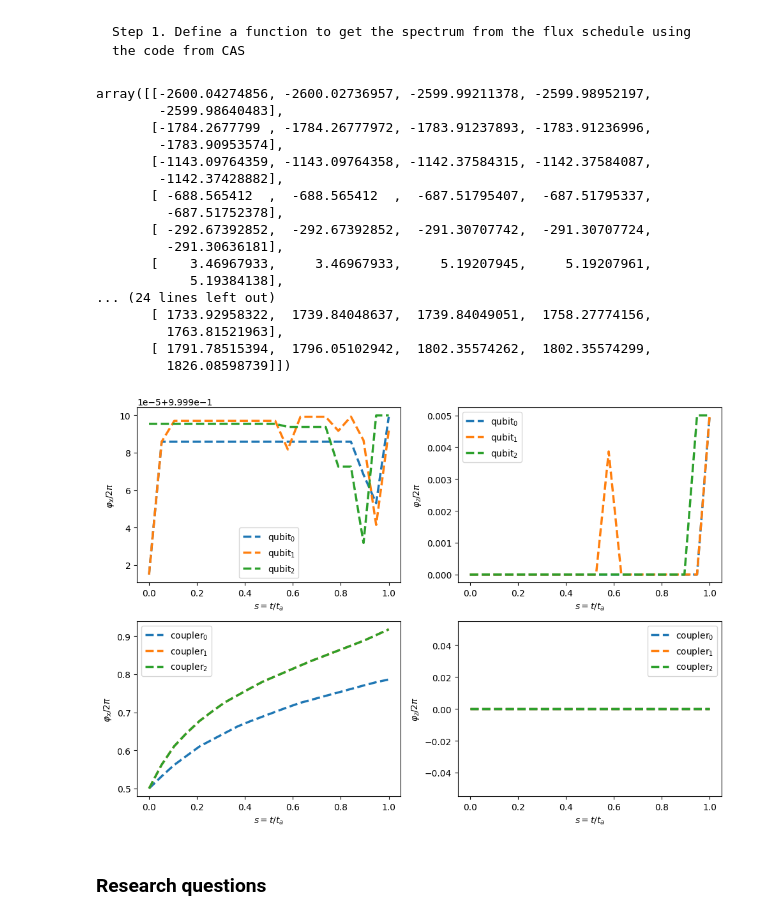
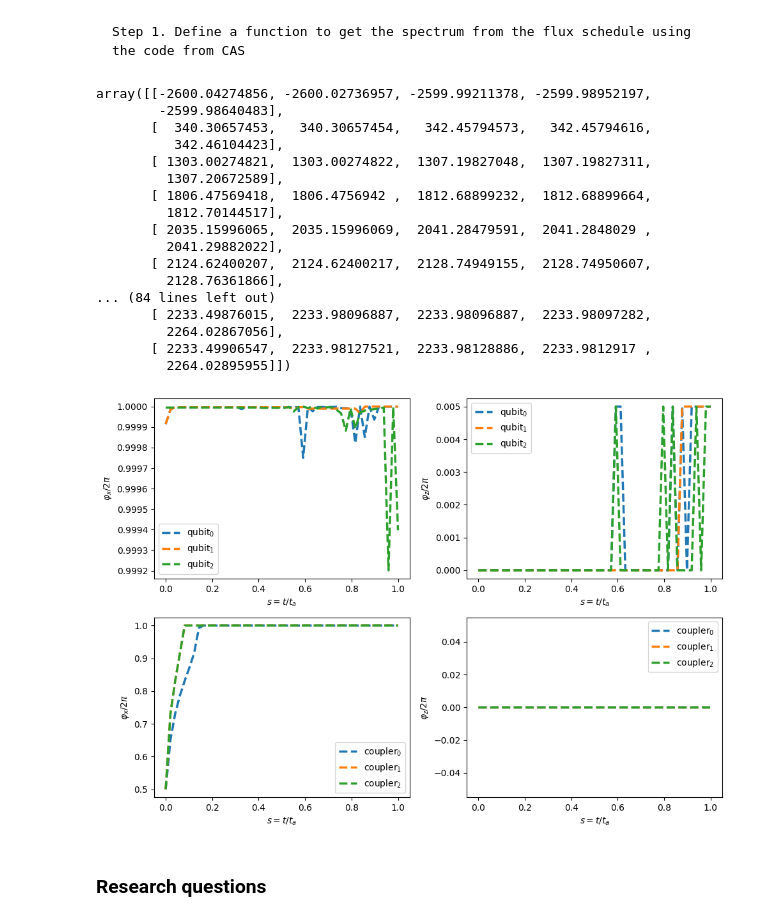
Before and after one commit to Piwakk/-F-PA-M-ETH-Hackathon, a Jupyter notebook: challenge_description/problem.ipynb, the cells around one changed output. Drawn from its saved outputs; the diff is of its cells as text; code cells hidden in the pictures.

```diff
--- a/challenge_description/problem.ipynb
+++ b/challenge_description/problem.ipynb
@@ -878,13 +878,24 @@ circuit = cas.AnnealingCircuit(circuit_elements, m_mat, trunc_vec)
 ### Design an annealing Ising schedule
 # %% [markdown]
     Step 1. Define the starting (initial) and objective hamiltonian coefficients
+# %%
+def z_i(i):
+    alpha = 4 * max(values) / (max_duration**2)
+    return sum(
+        0.5 * (3 * alpha * max_duration * duration[i] + values[i]) - alpha * duration[i] / 2 - duration[i] * duration[j]
+        for j in range(0, len(duration))
+    )
+
+
+def z_ij(i, j):
+    return duration[i] * duration[j]
 # %%
 # initialization hamiltonian
 h0 = {
     'i': 0.0,
-    'x_0': -1.0,
-    'x_1': -1.0,
-    'x_2': -1.0,
+    'x_0': 1.0,
+    'x_1': 1.0,
+    'x_2': 1.0,
     'z_0': 0.0,
     'z_1': 0.0,
     'z_2': 0.0,
@@ -895,16 +906,16 @@ h0 = {
 
 # objective hamiltonian
 hf = {
-    'i': 6.2,
+    'i': 0.0,
     'x_0': 0.0,
     'x_1': 0.0,
     'x_2': 0.0,
-    'z_0': 5.23,
-    'z_1': 3.23,
-    'z_2': 7.46,
-    'zz_0,1': 0.55,
-    'zz_1,2': 1.11,
-    'zz_0,2': 1.11,
+    'z_0': z_i(0),
+    'z_1': z_i(1),
+    'z_2': z_i(2),
+    'zz_0,1': z_ij(0, 1),
+    'zz_1,2': z_ij(1, 2),
+    'zz_0,2': z_ij(0, 2),
 }
 # %% [markdown]
     Step 2. Create a method to get a an arbitrary schedule for the circuit designed above
@@ -948,8 +959,8 @@ def exponential_schedule(lam):
     return _schedule
 
 
-ising_linear = get_schedule(h0, hf, points=20, schedule=linear_schedule())
-ising_exponential = get_schedule(h0, hf, points=20, schedule=exponential_schedule(lam=5))
+ising_linear = get_schedule(h0, hf, points=50, schedule=linear_schedule())
+ising_exponential = get_schedule(h0, hf, points=50, schedule=exponential_schedule(lam=5))
 # %%
 plt.plot(np.linspace(0, 1, 100), linear_schedule()(0, 100, 100), label="linear schedule")
 plt.plot(np.linspace(0, 1, 100), exponential_schedule(lam=5)(0, 100, 100), label="exponential schedule")
@@ -1054,58 +1071,58 @@ spectrum
 # %% [output]
 array([[-2600.04274856, -2600.02736957, -2599.99211378, -2599.98952197,
         -2599.98640483],
-       [-1784.2677799 , -1784.26777972, -1783.91237893, -1783.91236996,
-        -1783.90953574],
-       [-1143.09764359, -1143.09764358, -1142.37584315, -1142.37584087,
-        -1142.37428882],
-       [ -688.565412  ,  -688.565412  ,  -687.51795407,  -687.51795337,
-         -687.51752378],
-       [ -292.67392852,  -292.67392852,  -291.30707742,  -291.30707724,
-         -291.30636181],
-       [    3.46967933,     3.46967933,     5.19207945,     5.19207961,
-            5.19384138],
-... (24 lines left out)
-       [ 1733.92958322,  1739.84048637,  1739.84049051,  1758.27774156,
-         1763.81521963],
-       [ 1791.78515394,  1796.05102942,  1802.35574262,  1802.35574299,
-         1826.08598739]])
+       [  340.30657453,   340.30657454,   342.45794573,   342.45794616,
+          342.46104423],
+       [ 1303.00274821,  1303.00274822,  1307.19827048,  1307.19827311,
+         1307.20672589],
+       [ 1806.47569418,  1806.4756942 ,  1812.68899232,  1812.68899664,
+         1812.70144517],
+       [ 2035.15996065,  2035.15996069,  2041.28479591,  2041.2848029 ,
+         2041.29882022],
+       [ 2124.62400207,  2124.62400217,  2128.74949155,  2128.74950607,
+         2128.76361866],
+... (84 lines left out)
+       [ 2233.49876015,  2233.98096887,  2233.98096887,  2233.98097282,
+         2264.02867056],
+       [ 2233.49906547,  2233.98127521,  2233.98128886,  2233.9812917 ,
+         2264.02895955]])
 # %%
 plt.clf();
 fig = plt.figure(num=1);
 fig.set_size_inches((10, 7))
 
-s = linear_schedule()(0, 1, 20)
+s = linear_schedule()(0, 1, 50)
 
 ax1 = plt.subplot(2, 2, 1)
 for i, qubit_index in enumerate(circuit.qubit_indices):
     plt.plot(s, fluxes["phix_"+str(qubit_index)]/2/np.pi, '--', color="C{0:d}".format(i), lw=2.5, label=r"qubit$_{0:d}$".format(i),)
     plt.xlabel(r"$s=t/t_a$"); plt.ylabel(r"$\varphi_x/2\pi$")
     plt.legend()
 
 ax2 = plt.subplot(2, 2, 2)
 for i, qubit_index in enumerate(circuit.qubit_indices):
     plt.plot(s, fluxes["phiz_"+str(qubit_index)]/2/np.pi, '--', color="C{0:d}".format(i), lw=2.5, label=r"qubit$_{0:d}$".format(i))
     plt.xlabel(r"$s=t/t_a$"); plt.ylabel(r"$\varphi_z/2\pi$")
     plt.legend()
 
 ax3 = plt.subplot(2, 2, 3)
 
 for i, coupler_index in enumerate(circuit.coupler_indices):
     plt.plot(s, fluxes["phix_"+str(coupler_index)]/2/np.pi, '--', color="C{0:d}".format(i), lw=2.5, label=r"coupler$_{0:d}$".format(i))
     plt.xlabel(r"$s=t/t_a$"); plt.ylabel(r"$\varphi_x/2\pi$")
     plt.legend()
 
 ax4 = plt.subplot(2, 2, 4)
 for i, coupler_index in enumerate(circuit.coupler_indices):
     plt.plot(s, fluxes["phiz_"+str(coupler_index)]/2/np.pi, '--', color="C{0:d}".format(i), lw=2.5, label=r"coupler$_{0:d}$".format(i))
     plt.xlabel(r"$s=t/t_a$"); plt.ylabel(r"$\varphi_z/2\pi$")
     plt.legend()
 
 
 plt.tight_layout()
 plt.show()
 # %% [output]
-[figure, old version]
+[figure, new version]
 # %% [markdown]
 ### Research questions
 # %% [markdown]
```
Also changed, not shown: parts of 1 cell of this notebook.
